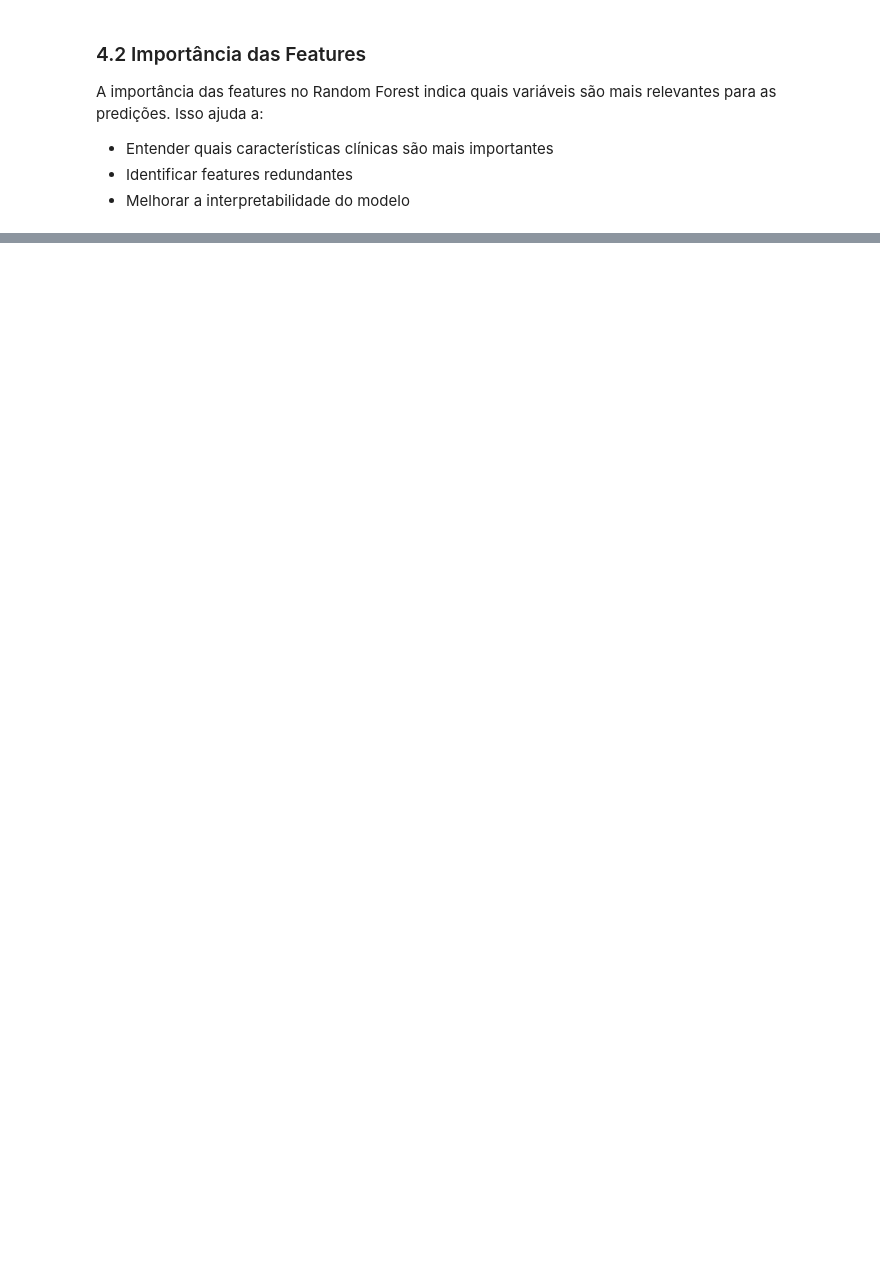
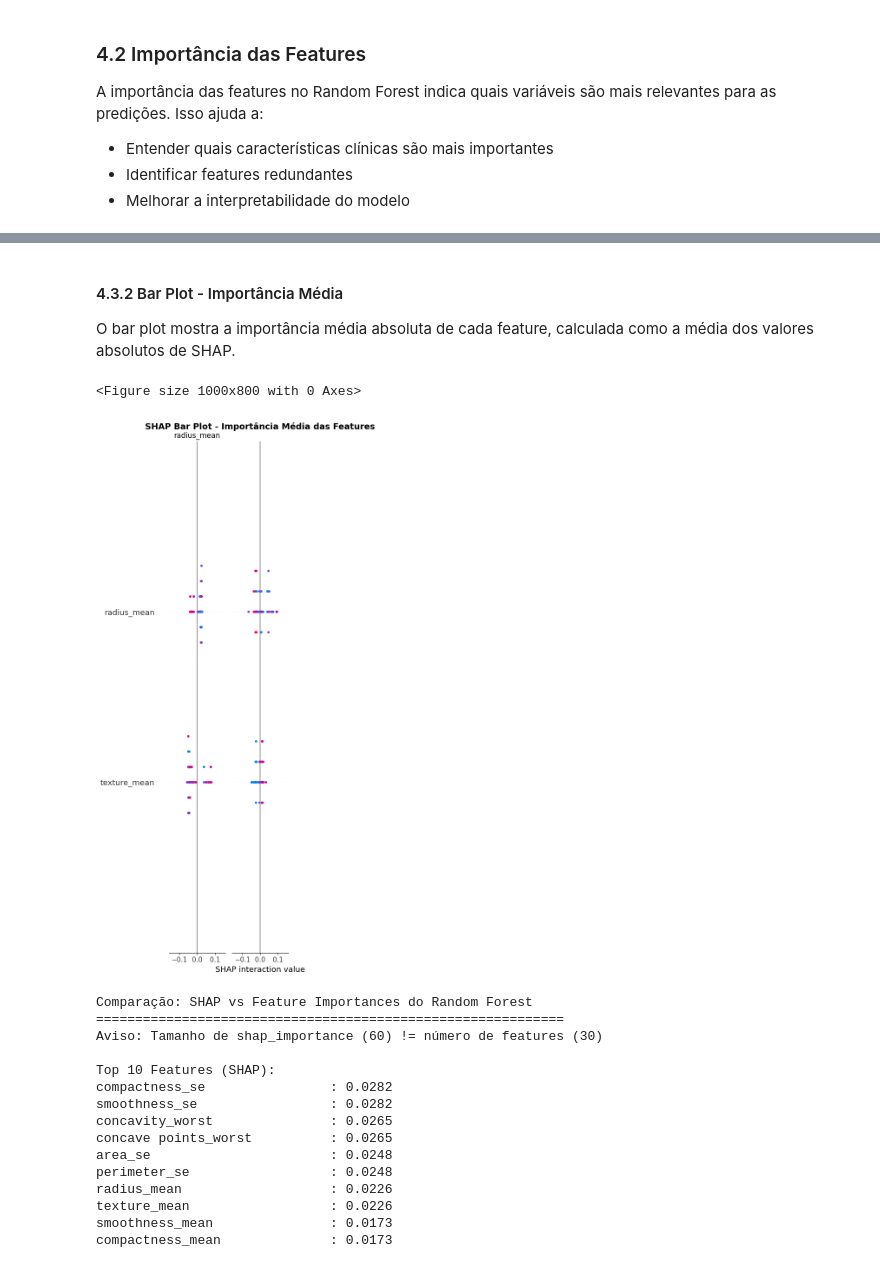
Before and after one commit to vinicius707/tech-challenge-8IADT, a Jupyter notebook: notebooks/02_tabular_modelagem.ipynb, the cells around one changed output, grey strips where cells are left out. Drawn from its saved outputs; the diff is of its cells as text; code cells hidden in the pictures; blank space fills up the shorter version.

```diff
--- a/notebooks/02_tabular_modelagem.ipynb
+++ b/notebooks/02_tabular_modelagem.ipynb
@@ -264,0 +442,79 @@ for idx, row in fi.head(10).iterrows():
+# %% [markdown]
+#### 4.3.2 Bar Plot - Importância Média
+
+O bar plot mostra a importância média absoluta de cada feature, calculada como a média dos valores absolutos de SHAP.
+# %%
+# Bar plot - importância média das features
+# Suprimir avisos do NumPy sobre RNG global (vindos do SHAP)
+import warnings
+warnings.filterwarnings('ignore', category=FutureWarning, message='.*NumPy global RNG.*')
+
+plt.figure(figsize=(10, 8))
+shap.summary_plot(
+    shap_values_positive,
+    X_test_scaled[:shap_sample_size],
+    feature_names=X.columns,
+    plot_type="bar",
+    show=False,
+    max_display=15
+)
+plt.title("SHAP Bar Plot - Importância Média das Features",
+          fontsize=14, fontweight='bold', pad=20)
+plt.tight_layout()
+plt.show()
+
+# Comparação com feature_importances_ do Random Forest
+print("\nComparação: SHAP vs Feature Importances do Random Forest")
+print("="*60)
+
+# Calcular importância média do SHAP
+# shap_values_positive tem shape (n_samples, n_features)
+shap_importance = np.abs(shap_values_positive).mean(axis=0)
+
+# Garantir que seja um array 1D
+if shap_importance.ndim > 1:
+    shap_importance = shap_importance.flatten()
+elif shap_importance.ndim == 0:
+    shap_importance = np.array([shap_importance])
+
+# Converter para array numpy 1D e garantir que tenha o tamanho correto
+shap_importance = np.asarray(shap_importance).flatten()
+
+# Verificar tamanhos
+n_features = len(X.columns)
+if len(shap_importance) != n_features:
+    print(f"Aviso: Tamanho de shap_importance ({len(shap_importance)}) != número de features ({n_features})")
+    # Ajustar para o tamanho correto
+    if len(shap_importance) > n_features:
+        shap_importance = shap_importance[:n_features]
+    else:
+        # Se for menor, preencher com zeros (não deveria acontecer)
+        shap_importance = np.pad(shap_importance, (0, n_features - len(shap_importance)), 'constant')
+
+# Criar DataFrame
+shap_df = pd.DataFrame({
+    'Feature': list(X.columns),
+    'SHAP_Importance': shap_importance
+}).sort_values('SHAP_Importance', ascending=False)
+
+print("\nTop 10 Features (SHAP):")
+for idx, row in shap_df.head(10).iterrows():
+    print(f"{row['Feature']:30s}: {row['SHAP_Importance']:.4f}")
+# %% [output]
+<Figure size 1000x800 with 0 Axes>
+[figure, added]
+Comparação: SHAP vs Feature Importances do Random Forest
+============================================================
+Aviso: Tamanho de shap_importance (60) != número de features (30)
+
+Top 10 Features (SHAP):
+compactness_se                : 0.0282
+smoothness_se                 : 0.0282
+concavity_worst               : 0.0265
+concave points_worst          : 0.0265
+area_se                       : 0.0248
+perimeter_se                  : 0.0248
+radius_mean                   : 0.0226
+texture_mean                  : 0.0226
+smoothness_mean               : 0.0173
+compactness_mean              : 0.0173
```
Also changed, not shown: parts of 28 cells of this notebook, 4 other files.
